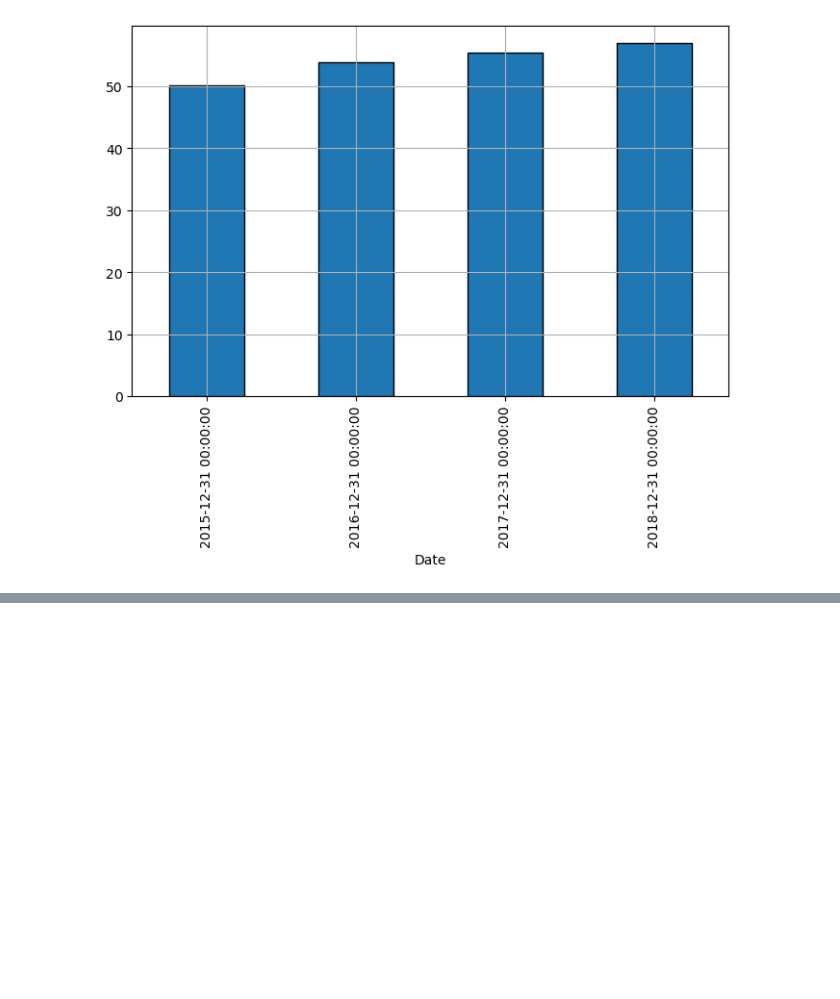
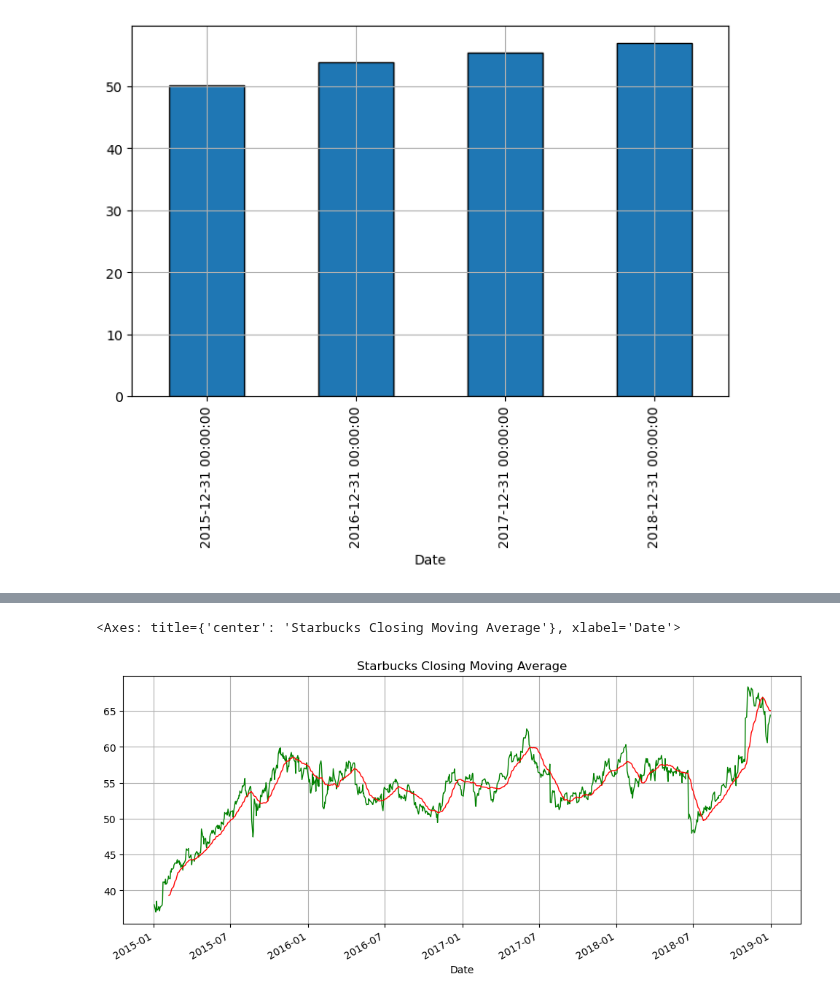
Before and after one commit to Shiska07/Data-Science-and-Machine-Learning, a Jupyter notebook: Time-Series-Analysis/Datetime Analysis.ipynb, the cells around one changed output, grey strips where cells are left out. Saved outputs shown, nothing was run; the diff lists cells and outputs as text; code cells hidden in the pictures; blank space fills up the shorter version.

Commit message:
get moving average

```diff
--- a/Time-Series-Analysis/Datetime Analysis.ipynb
+++ b/Time-Series-Analysis/Datetime Analysis.ipynb
@@ -190,0 +304,7 @@ df['Close'].plot.line(figsize=(8, 5), ls = '-', lw = 1, color = 'green', grid =
+# %%
+
+df['Close'].plot.line(figsize=(12, 5), ls = '-', lw = 1, color = 'green', grid = True)
+df.rolling(window = 25).mean()['Close'].plot.line(figsize=(12, 5), ls = '-', lw = 1, color = 'red', grid = True, title = "Starbucks Closing Moving Average")
+# %% [output]
+<Axes: title={'center': 'Starbucks Closing Moving Average'}, xlabel='Date'>
+[figure, added]
```
Also changed, not shown: parts of 12 cells of this notebook.
